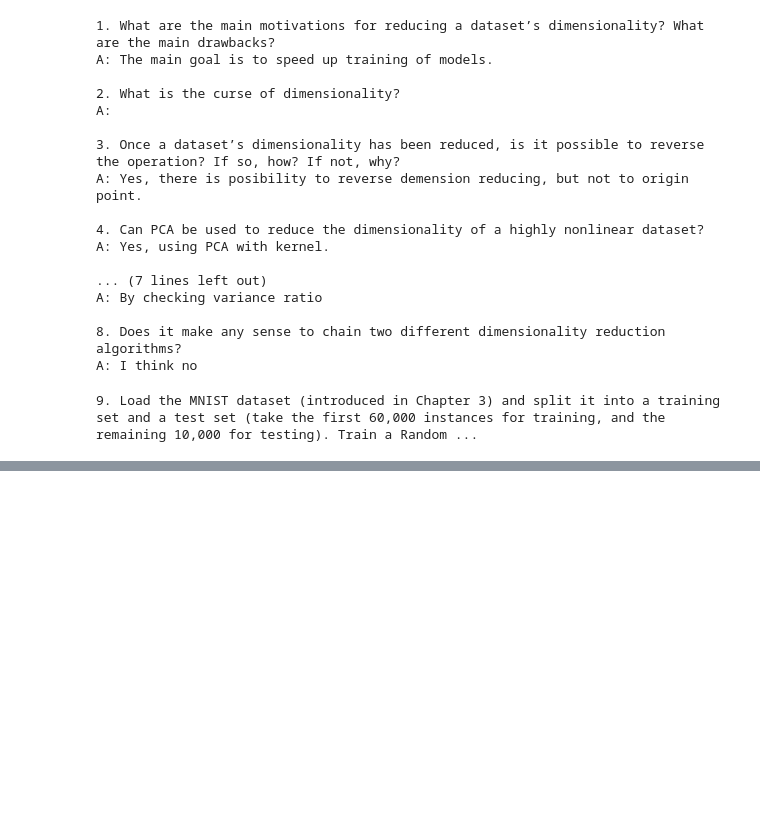
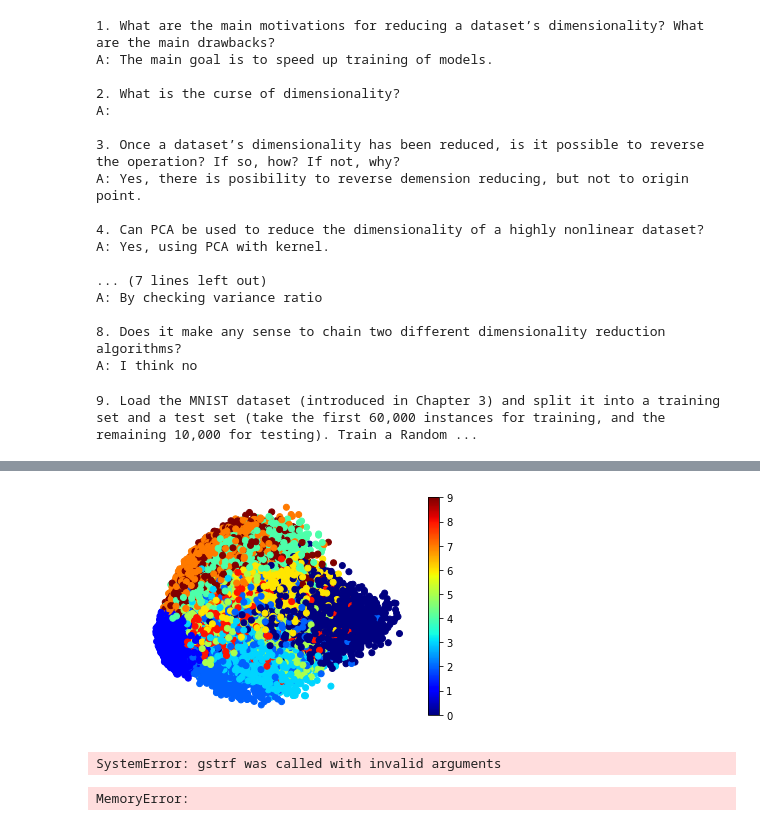
Before and after one commit to punkproger/Hands-on-Machine-Learning-Notebooks, a Jupyter notebook: chapter8/research.ipynb, the cells around one changed output, grey strips where cells are left out. Saved outputs shown, nothing was run; the diff lists cells and outputs as text; code cells hidden in the pictures; blank space fills up the shorter version.

```diff
--- a/chapter8/research.ipynb
+++ b/chapter8/research.ipynb
@@ -230,0 +268,15 @@ Score: 0.92
+# %%
+plt.scatter(X_pca[:, 0], X_pca[:, 1], c=y, cmap="jet")
+plt.axis('off')
+plt.colorbar()
+plt.show()
+# %% [output]
+[figure, added]
+# %%
+from sklearn.manifold import LocallyLinearEmbedding
+
+LLE = LocallyLinearEmbedding(n_components=2)
+
+X_LLE = LLE.fit_transform(X)
+# %% [output]
+SystemError: gstrf was called with invalid arguments
@@ -230,0 +288,8 @@ Score: 0.92
+# %%
+from sklearn.manifold import MDS
+
+MDS = MDS(n_components=2)
+
+X_MDS = MDS.fit_transform(X)
+# %% [output]
+MemoryError:
```
Also changed, not shown: parts of 11 cells of this notebook.
